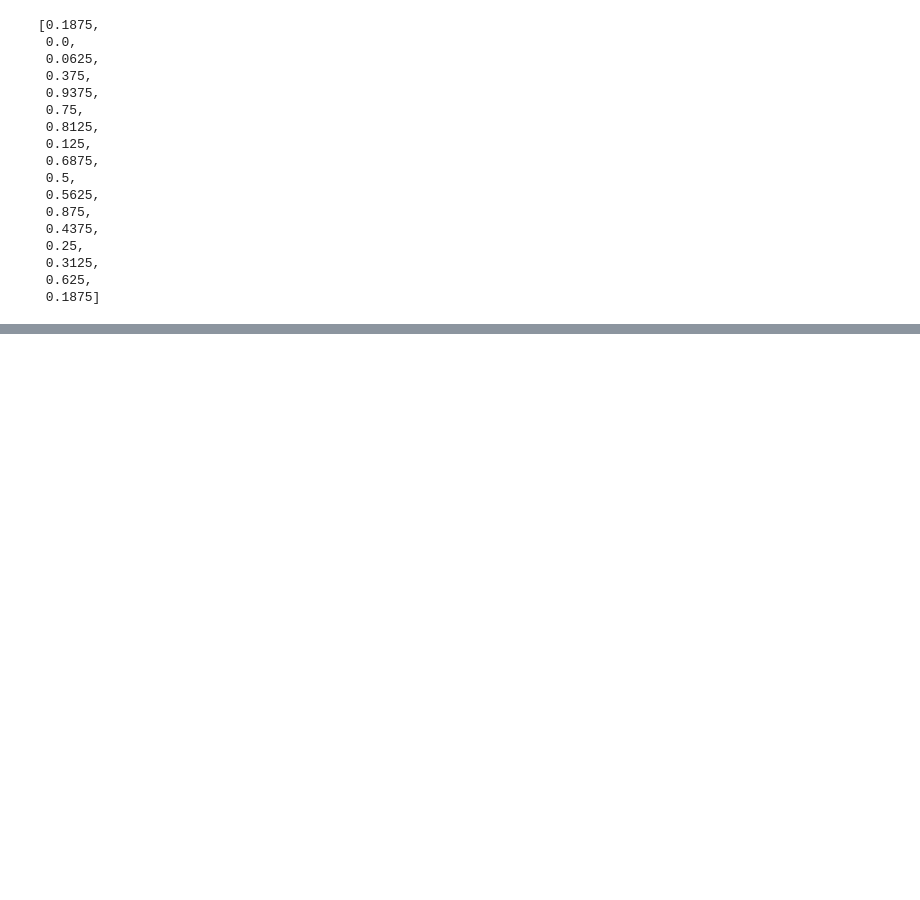
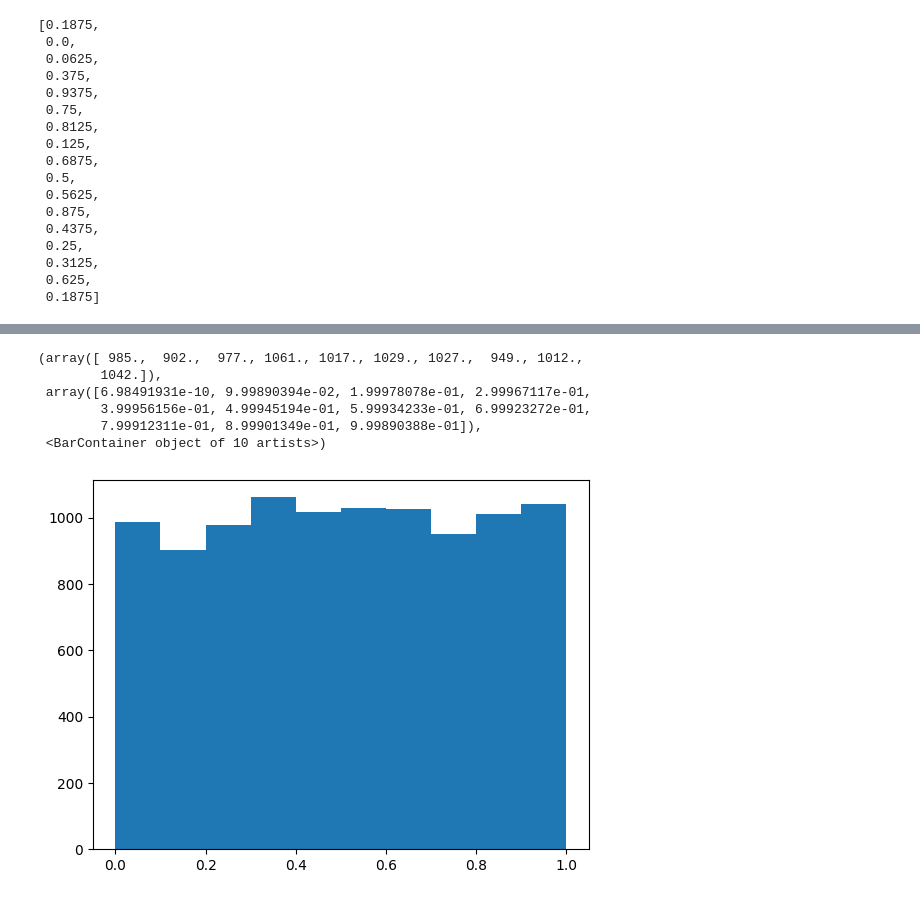
Before and after one commit to AgnesOlsen/02443_Stocastic_Simulation, a Jupyter notebook: Notebooks/Katrine.ipynb, the cells around one changed output, grey strips where cells are left out. Saved outputs shown, nothing was run; the diff lists cells and outputs as text; code cells hidden in the pictures; blank space fills up the shorter version.

```diff
--- a/Notebooks/Katrine.ipynb
+++ b/Notebooks/Katrine.ipynb
@@ -52,0 +56,8 @@ len(RN)
+# %%
+# GOOD example
+x0 = 3
+M = 2**32
+a = 1203515245
+c = 12345
+iter = 10000
+RN = LCG(x0, a, c, M, iter)
@@ -52,0 +84,10 @@ len(RN)
+# %%
+plt.hist(RN,10)
+# %% [output]
+(array([ 985.,  902.,  977., 1061., 1017., 1029., 1027.,  949., 1012.,
+        1042.]),
+ array([6.98491931e-10, 9.99890394e-02, 1.99978078e-01, 2.99967117e-01,
+        3.99956156e-01, 4.99945194e-01, 5.99934233e-01, 6.99923272e-01,
+        7.99912311e-01, 8.99901349e-01, 9.99890388e-01]),
+ <BarContainer object of 10 artists>)
+[figure, added]
```
Also changed, not shown: parts of 28 cells of this notebook.
